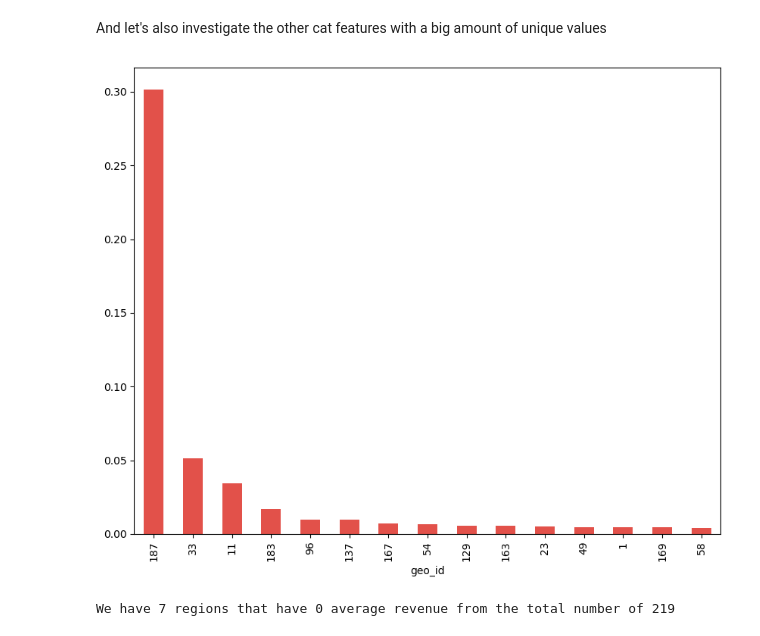
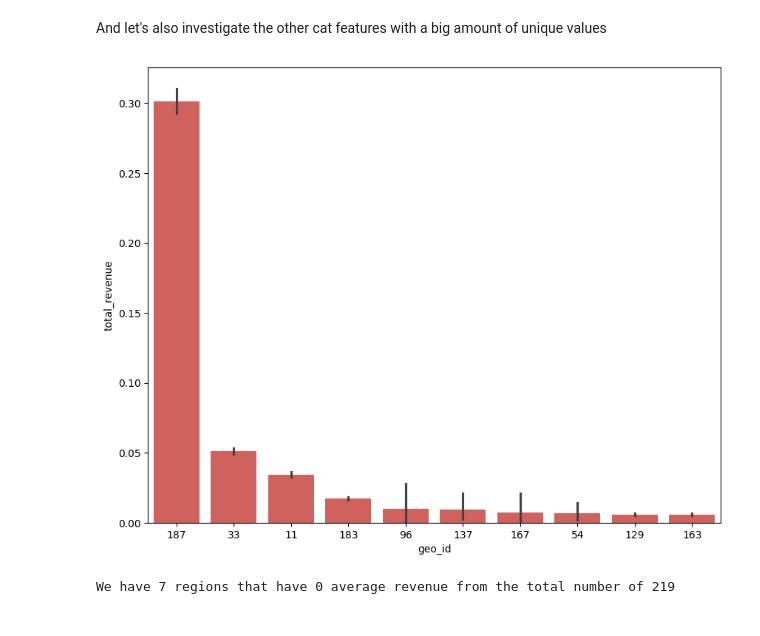
Before and after one commit to Arthur-UA/ad-tech-revenue-prediction, a Jupyter notebook: total_revenue_predicition.ipynb, the cells around one changed output. Cells and saved outputs as stored; diff of their text form; code cells hidden in the pictures.

```diff
--- a/total_revenue_predicition.ipynb
+++ b/total_revenue_predicition.ipynb
@@ -317,10 +317,10 @@ And let's also investigate the other cat features with a big amount of unique va
 # %%
 _, ax = plt.subplots(figsize=(10, 8))
 geo_total_revenue_data = data.groupby('geo_id')['total_revenue'].mean().sort_values(ascending=False)
-geo_total_revenue_data.head(15).plot(kind='bar', ax=ax)
+sns.barplot(data=data, x='geo_id', y='total_revenue', estimator=np.mean, order=geo_total_revenue_data.head(10).index, errorbar=('ci', 95))
 plt.show()
 # %% [output]
-[figure, old version]
+[figure, new version]
 # %%
 print(f'We have {len(geo_total_revenue_data[geo_total_revenue_data == 0])} regions that have 0 average revenue from the total number of {len(geo_total_revenue_data)}')
 # %% [output]
```
Also changed, not shown: parts of 56 cells of this notebook, 1 other file.
